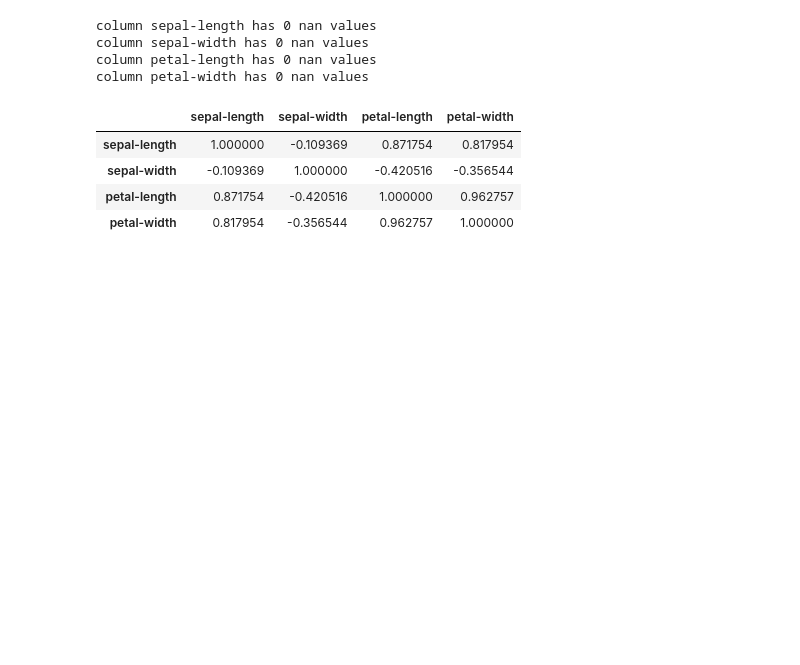
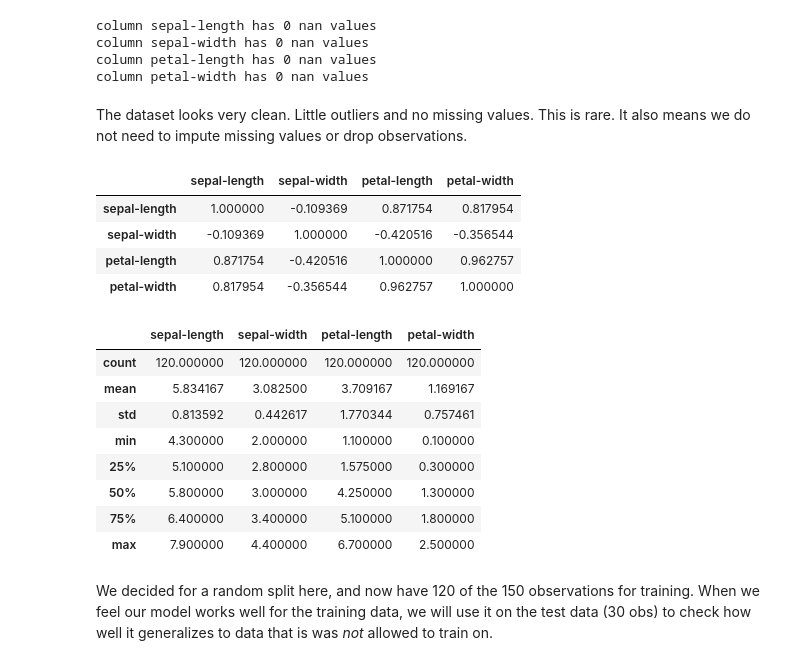
Before and after one commit to dfsp-spirit/ml_projects, a Jupyter notebook: iris/iris_analysis.ipynb, the cells around one changed output. Drawn from its saved outputs; the diff is of its cells as text; code cells hidden in the pictures; blank space fills up the shorter version.

Commit message:
add some explanations, split test and training set

```diff
--- a/iris/iris_analysis.ipynb
+++ b/iris/iris_analysis.ipynb
@@ -63,6 +63,8 @@ column sepal-length has 0 nan values
 column sepal-width has 0 nan values
 column petal-length has 0 nan values
 column petal-width has 0 nan values
+# %% [markdown]
+The dataset looks very clean. Little outliers and no missing values. This is rare. It also means we do not need to impute missing values or drop observations.
 # %%
 # Look at correlation between values
 ds.corr()
@@ -74,0 +80,16 @@ ds.corr()
+# %%
+train_set, test_set = train_test_split(ds, test_size=0.2, random_state=666)
+# %%
+train_set.describe()
+# %% [output]
+|  | sepal-length | sepal-width | petal-length | petal-width |
+| count | 120.000000 | 120.000000 | 120.000000 | 120.000000 |
+| mean | 5.834167 | 3.082500 | 3.709167 | 1.169167 |
+| std | 0.813592 | 0.442617 | 1.770344 | 0.757461 |
+| min | 4.300000 | 2.000000 | 1.100000 | 0.100000 |
+| 25% | 5.100000 | 2.800000 | 1.575000 | 0.300000 |
+| 50% | 5.800000 | 3.000000 | 4.250000 | 1.300000 |
+| 75% | 6.400000 | 3.400000 | 5.100000 | 1.800000 |
+| max | 7.900000 | 4.400000 | 6.700000 | 2.500000 |
+# %% [markdown]
+We decided for a random split here, and now have 120 of the 150 observations for training. When we feel our model works well for the training data, we will use it on the test data (30 obs) to check how well it generalizes to data that is was *not* allowed to train on.
```
Also changed, not shown: parts of 1 cell of this notebook.
